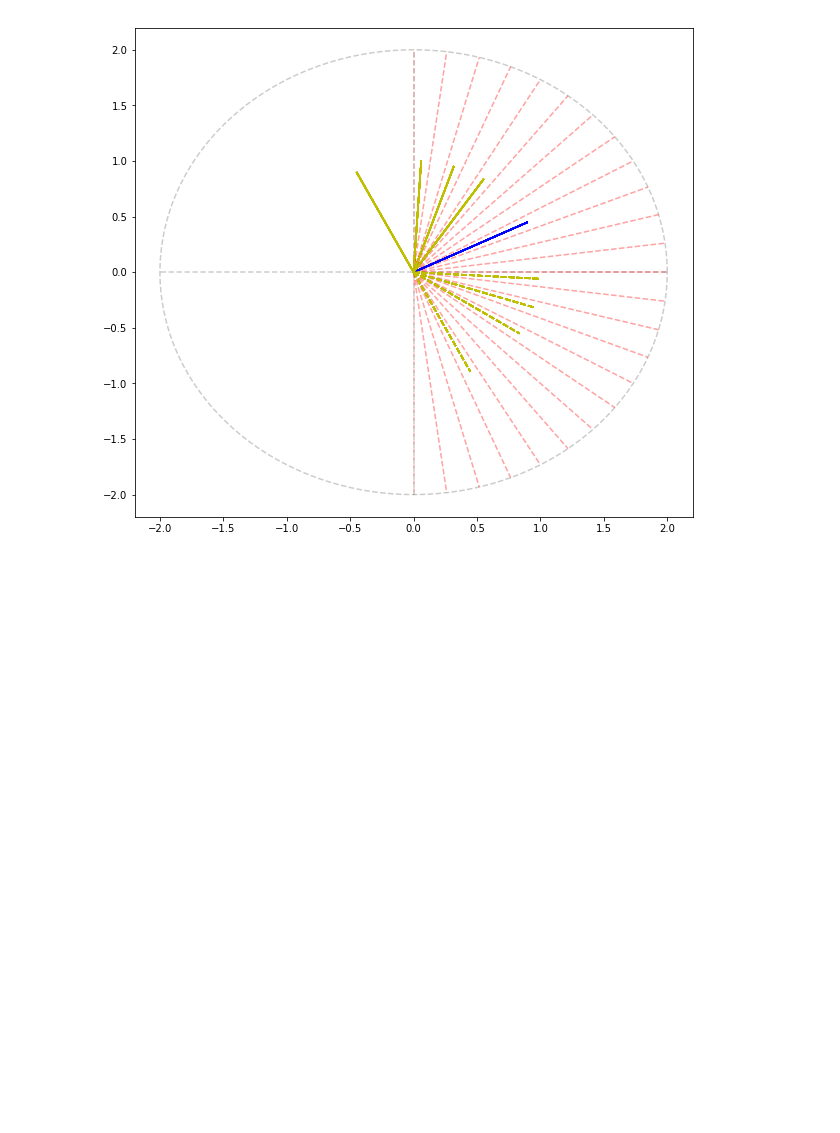
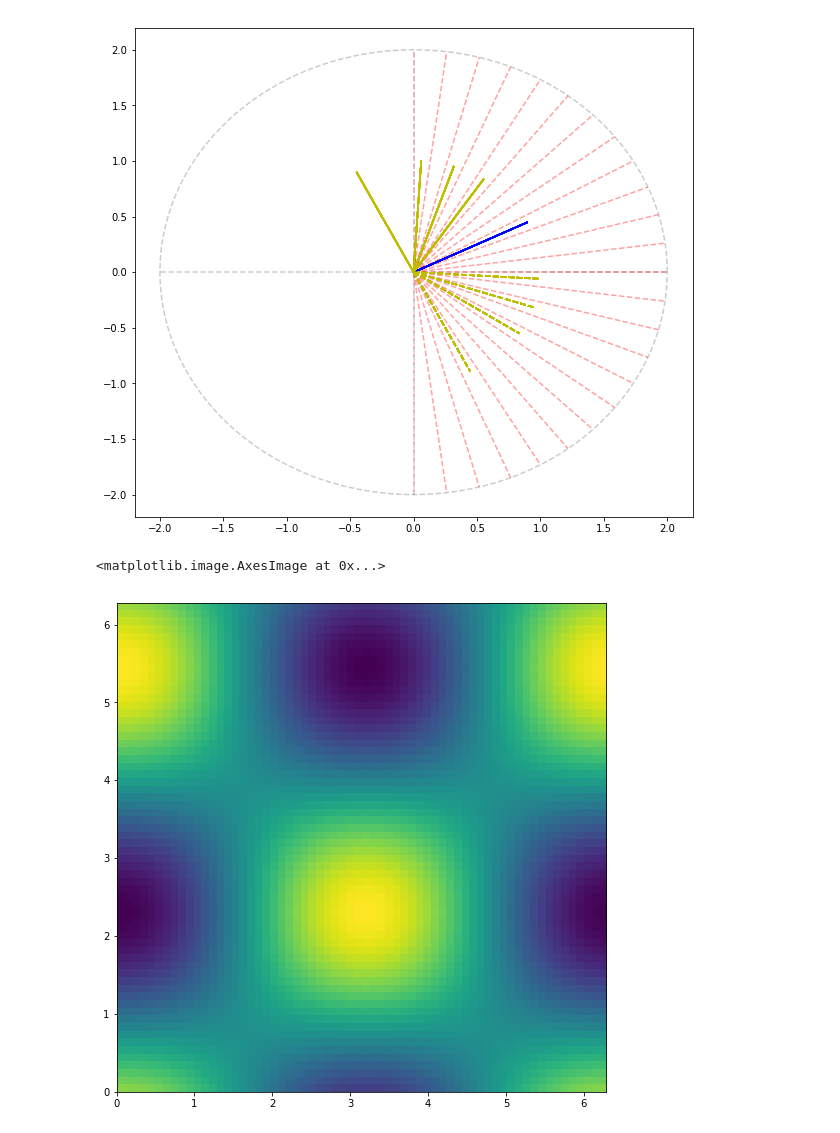
Before and after one commit to EndCar808/2D-Navier-Stokes, a Jupyter notebook: Plotting/SectorSyncAcrossSector_rw.ipynb, the cells around one changed output. Cells and saved outputs as stored; diff of their text form; code cells hidden in the pictures; blank space fills up the shorter version.

```diff
--- a/Plotting/SectorSyncAcrossSector_rw.ipynb
+++ b/Plotting/SectorSyncAcrossSector_rw.ipynb
@@ -815,3 +815,21 @@ for a in range(mid_theta.shape[0]):
     plt.plot([0, np.real(k1)], [0, np.imag(k1)], 'y--')
 # %% [output]
 [figure]
+# %%
+nx = ny = 64
+u0 = np.zeros((nx, ny))
+nu = 0.01
+t = 0.5
+for i in range(nx):
+    x = i * 2.0 * np.pi / nx
+    for j in range(ny):
+        y = j * 2.0 * np.pi / ny
+        u0[i, j] = (np.sin(i * 2.0 * np.pi / nx) * np.cos(j * 2.0 * np.pi / nx) + np.cos(x) * np.cos(y))* np.exp(-2 * nu * t)
+        #np.exp(-((x - np.pi)**2 / 0.4 + ((y - np.pi)**2 / 0.4)))
+        #
+# %%
+plt.figure(figsize = (10, 9))
+plt.imshow(u0, extent = [0, 2.0 * np.pi, 0.0, 2.0 * np.pi])
+# %% [output]
+<matplotlib.image.AxesImage at 0x...>
+[figure, added]
```
Also changed, not shown: 6 other files.
